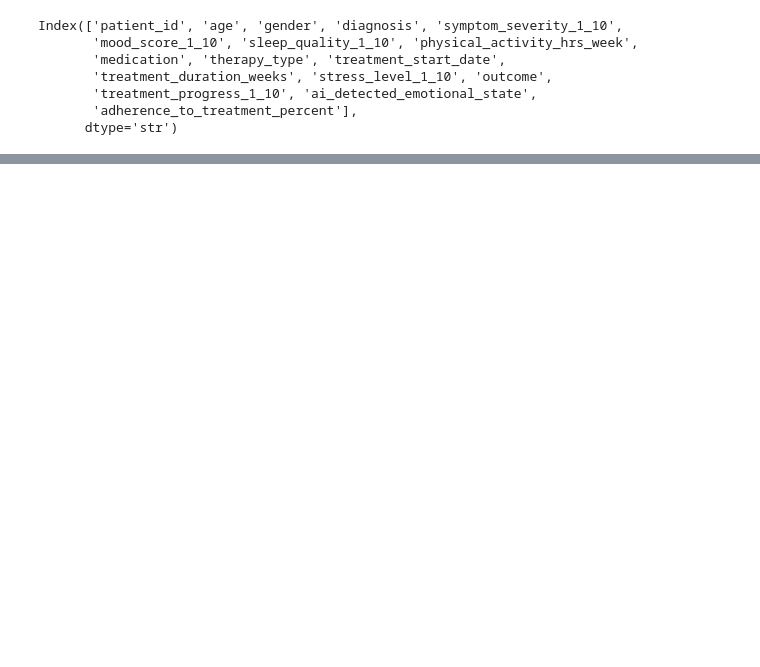
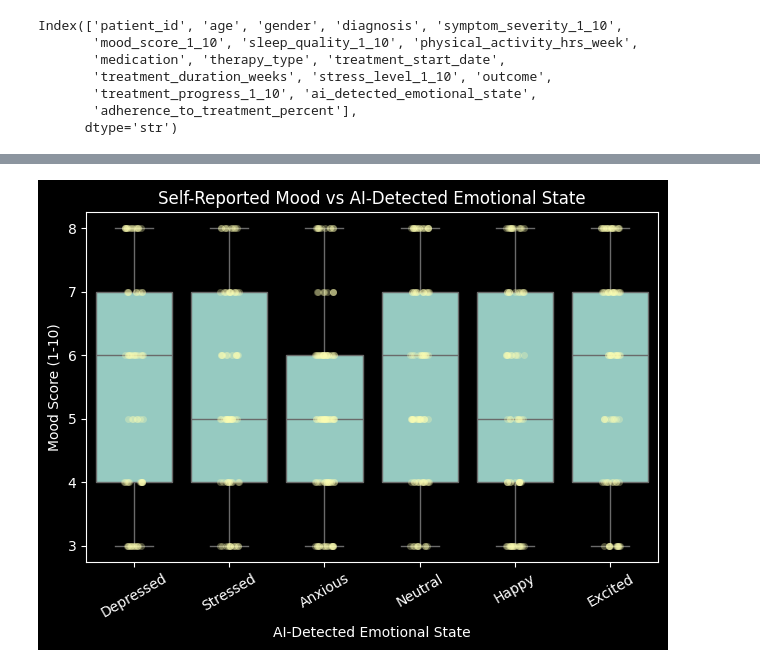
Before and after one commit to hannahb15/STAT-499-STUDY, a Jupyter notebook: Analysis.ipynb, the cells around one changed output, grey strips where cells are left out. Drawn from its saved outputs; the diff is of its cells as text; code cells hidden in the pictures; blank space fills up the shorter version.

```diff
--- a/Analysis.ipynb
+++ b/Analysis.ipynb
@@ -124,0 +167,19 @@ Index(['patient_id', 'age', 'gender', 'diagnosis', 'symptom_severity_1_10',
+# %%
+plt.figure()
+
+sns.boxplot(
+    x='ai_detected_emotional_state', y='mood_score_1_10', data=df, order=order
+       )
+sns.stripplot(
+    x='ai_detected_emotional_state', y='mood_score_1_10', data=df, order=order, alpha=0.3
+)
+plt.title("Self-Reported Mood vs AI-Detected Emotional State")
+plt.xlabel("AI-Detected Emotional State")
+plt.ylabel("Mood Score (1-10)")
+
+plt.xticks(rotation=30)
+plt.tight_layout()
+
+plt.show()
+# %% [output]
+[figure, added]
```
Also changed, not shown: parts of 6 cells of this notebook.
